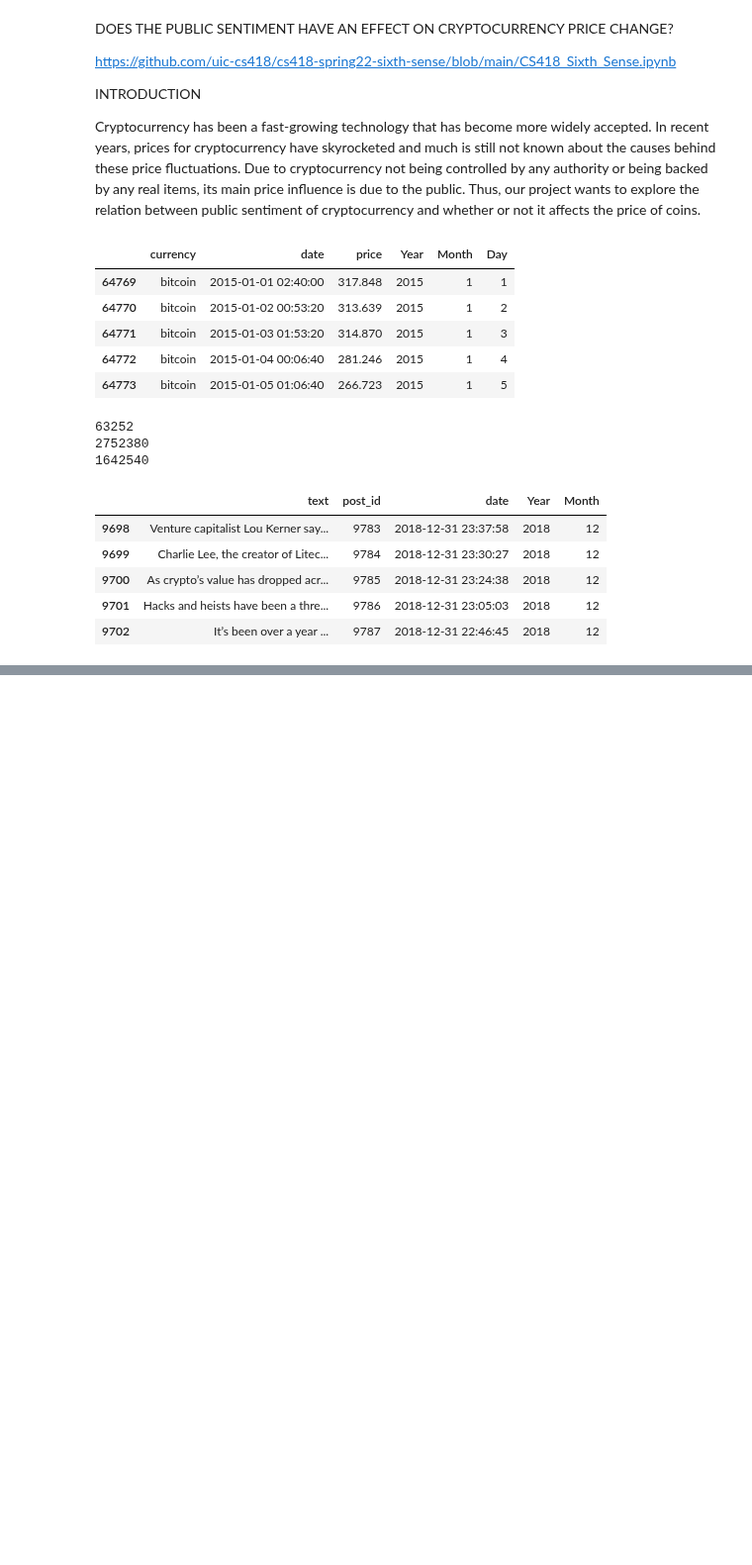
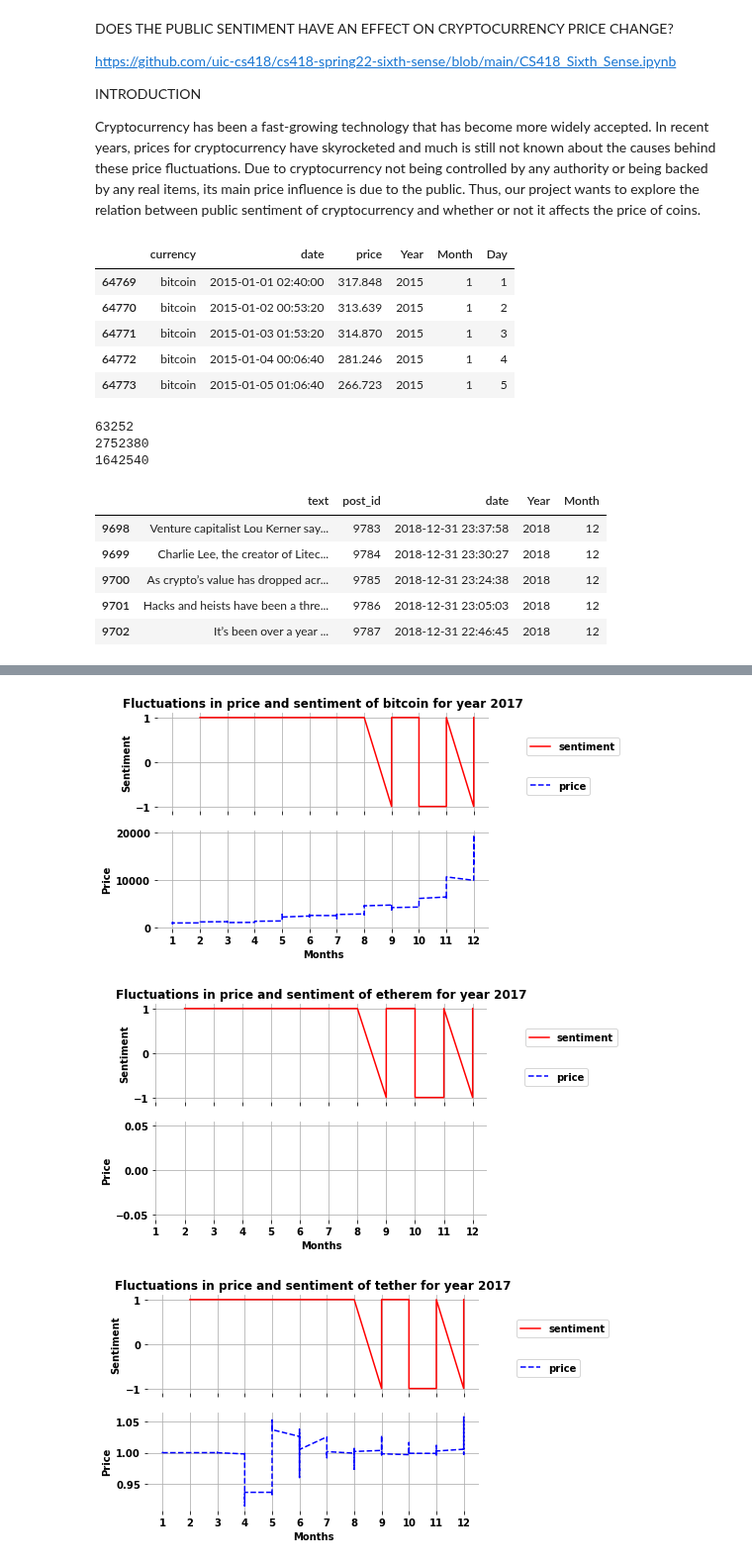
Before and after one commit to uic-cs418/cs418-spring22-sixth-sense, a Jupyter notebook: Final_Report_Sixth_Sense.ipynb, the cells around one changed output, grey strips where cells are left out. Shown at 99% size. Drawn from its saved outputs; the diff is of its cells as text; code cells hidden in the pictures; blank space fills up the shorter version.

```diff
--- a/Final_Report_Sixth_Sense.ipynb
+++ b/Final_Report_Sixth_Sense.ipynb
@@ -114,2 +119,10 @@ news_of_popular_cryptos2 = news[news['crypto'].isin(popular_cryptos2)]
+# %%
+sentiment_price_of_popular_cryptos_during_a_particular_year(2017,'bitcoin',news, crypto_prices_df)
+sentiment_price_of_popular_cryptos_during_a_particular_year(2017,'etherem',news, crypto_prices_df)
+sentiment_price_of_popular_cryptos_during_a_particular_year(2017,'tether',news, crypto_prices_df)
+# %% [output]
+[figure, added]
+[figure, added]
+[figure, added]
 # %%
 crypto_prices_df = price_extraction(crypto_prices_df)
```
Also changed, not shown: parts of 13 cells of this notebook, 1 other file.
